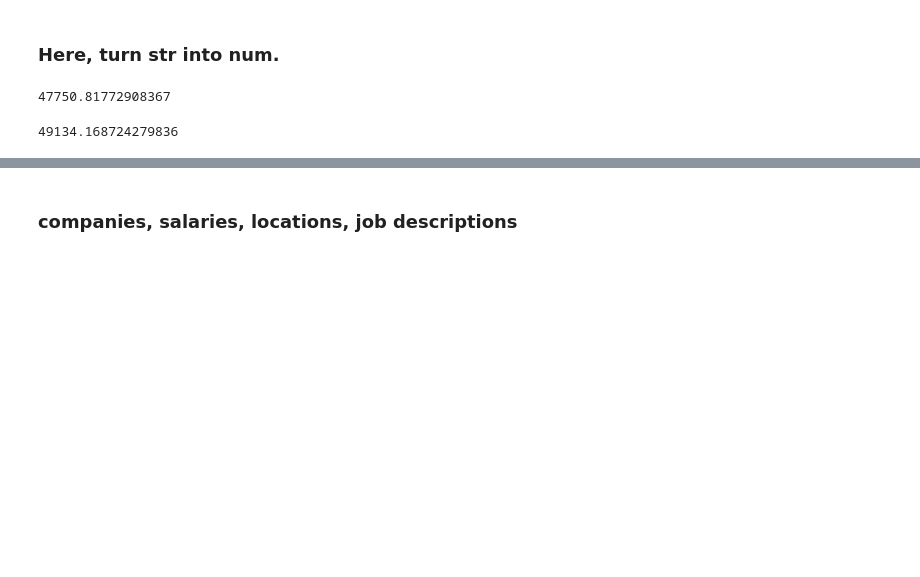
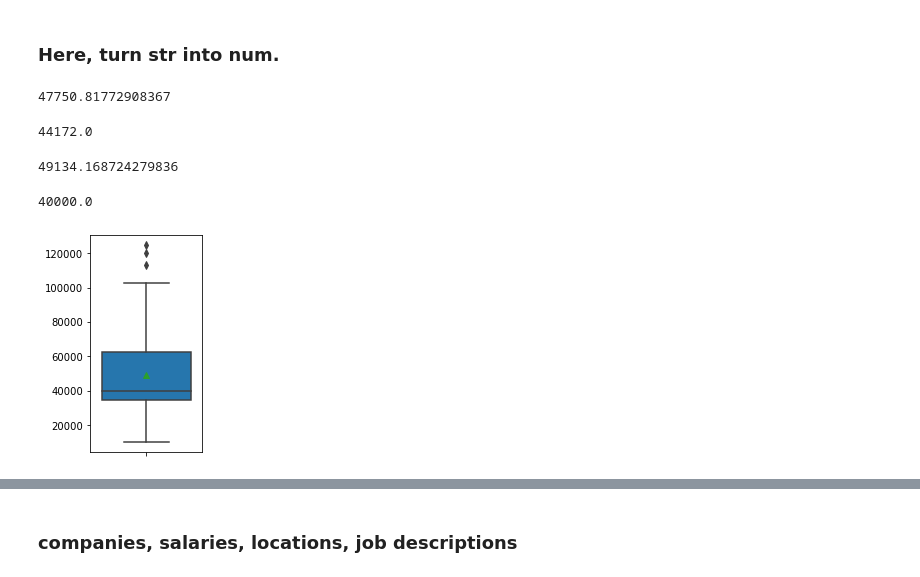
Before and after one commit to paxton615/Indeed_Job_Search, a Jupyter notebook: Indeed_job_search_clean_for_business_development.ipynb, the cells around one changed output, grey strips where cells are left out. Saved outputs shown, nothing was run; the diff lists cells and outputs as text; code cells hidden in the pictures; blank space fills up the shorter version.

```diff
--- a/Indeed_job_search_clean_for_business_development.ipynb
+++ b/Indeed_job_search_clean_for_business_development.ipynb
@@ -278,9 +275,26 @@ np.mean(lowline+hightline)
 # %% [output]
 47750.81772908367
+# %%
+np.median(lowline+highline)
+# %% [output]
+44172.0
 # %%
 np.mean(no_dash)
 # %% [output]
 49134.168724279836
+# %%
+np.median(no_dash)
+# %% [output]
+40000.0
+# %%
+import matplotlib as plt
+import matplotlib.pyplot as plt
+import seaborn as sns
+fig,ax=plt.subplots(figsize=(2,4))
+sns.boxplot(no_dash, orient='v',showmeans=True,saturation=0.9)
+plt.show()
+# %% [output]
+[figure, added]
 # %% [markdown]
 UK Indeed 的一个卡片网页代码：
 
```
Also changed, not shown: parts of 3 cells of this notebook.
